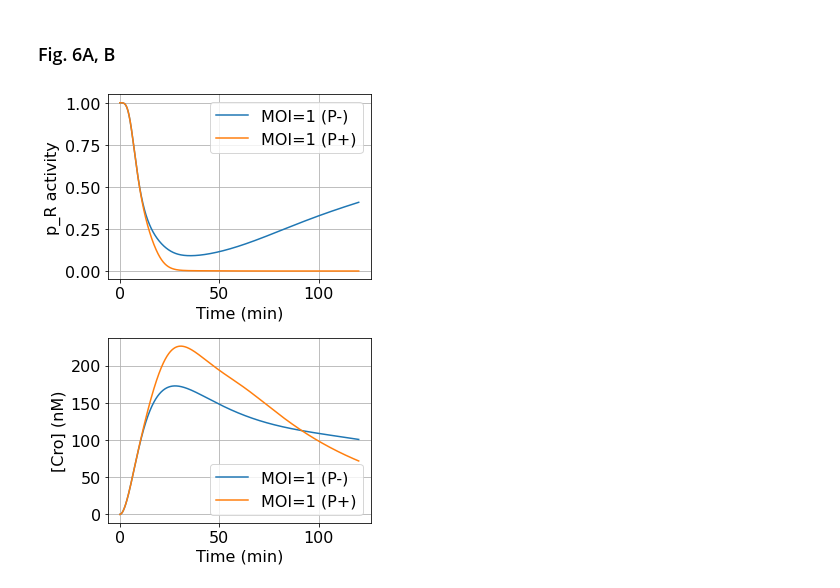
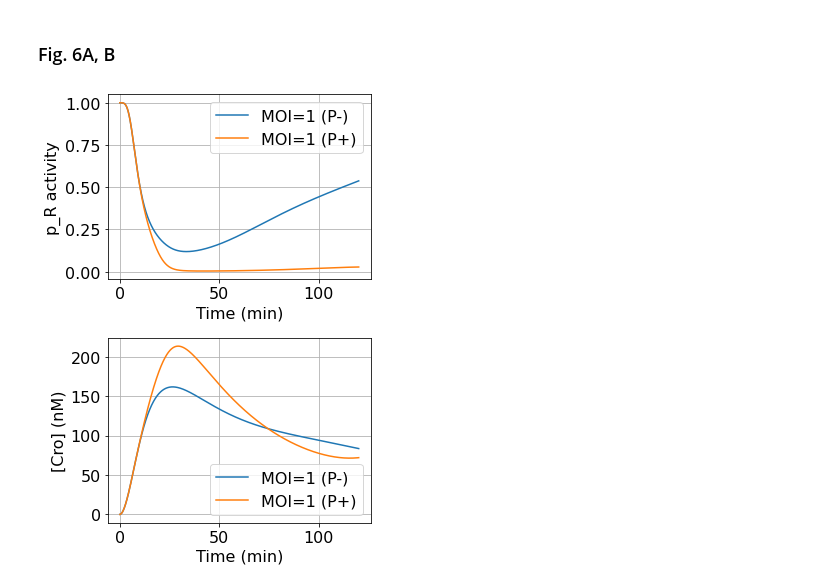
Before and after one commit to gengyuncong/live-imaging, a Jupyter notebook: seth_model_v2.ipynb, the cells around one changed output. Drawn from its saved outputs; the diff is of its cells as text; code cells hidden in the pictures.

```diff
--- a/seth_model_v2.ipynb
+++ b/seth_model_v2.ipynb
@@ -261,40 +261,37 @@ plt.grid()
 V = 1e-15;
 C = 1/6.02e23/V*1e9;
 t = np.linspace(0, 120, 60001);
-klamb = 0.131; kd = 1/60;  #0.25
 
 Vt = V*np.exp(kd*t)
 Ct = 1/6.02e23/Vt*1e9;
 
-#K_lamb_cI = 241; K_lamb_cro = 500;
-K_lamb_cI = 900; K_lamb_cro = 500;
 labels = ['cI', 'cro', 'cII']
 plt.rcParams["figure.figsize"] = (5,7)
 moi = 1;
 lamb0 = moi*C;
 y0 = [0,0,0,0,0,0,lamb0];
 sol0 = odeint(myfunc0, y0, t);
 sol1 = odeint(myfunc1, y0, t);
 
 subplot(2,1,1)
 cI = sol0[:,3];
 cro = sol0[:,4];
 plt.plot(t,f_cro(cI,cro),label='MOI=1 (P-)')
 cI = sol1[:,3];
 cro = sol1[:,4];
 plt.plot(t,f_cro(cI,cro),label='MOI=1 (P+)')
 plt.xlabel('Time (min)')
 plt.ylabel('p_R activity')
 plt.legend()
 plt.grid()
 
 subplot(2,1,2)
 plt.plot(t,sol0[:,4],label='MOI=1 (P-)')
 plt.plot(t,sol1[:,4],label='MOI=1 (P+)')
 plt.xlabel('Time (min)')
 plt.ylabel('[Cro] (nM)')
 plt.legend()
 plt.grid()
 plt.tight_layout()
 # %% [output]
-[figure, old version]
+[figure, new version]
```
